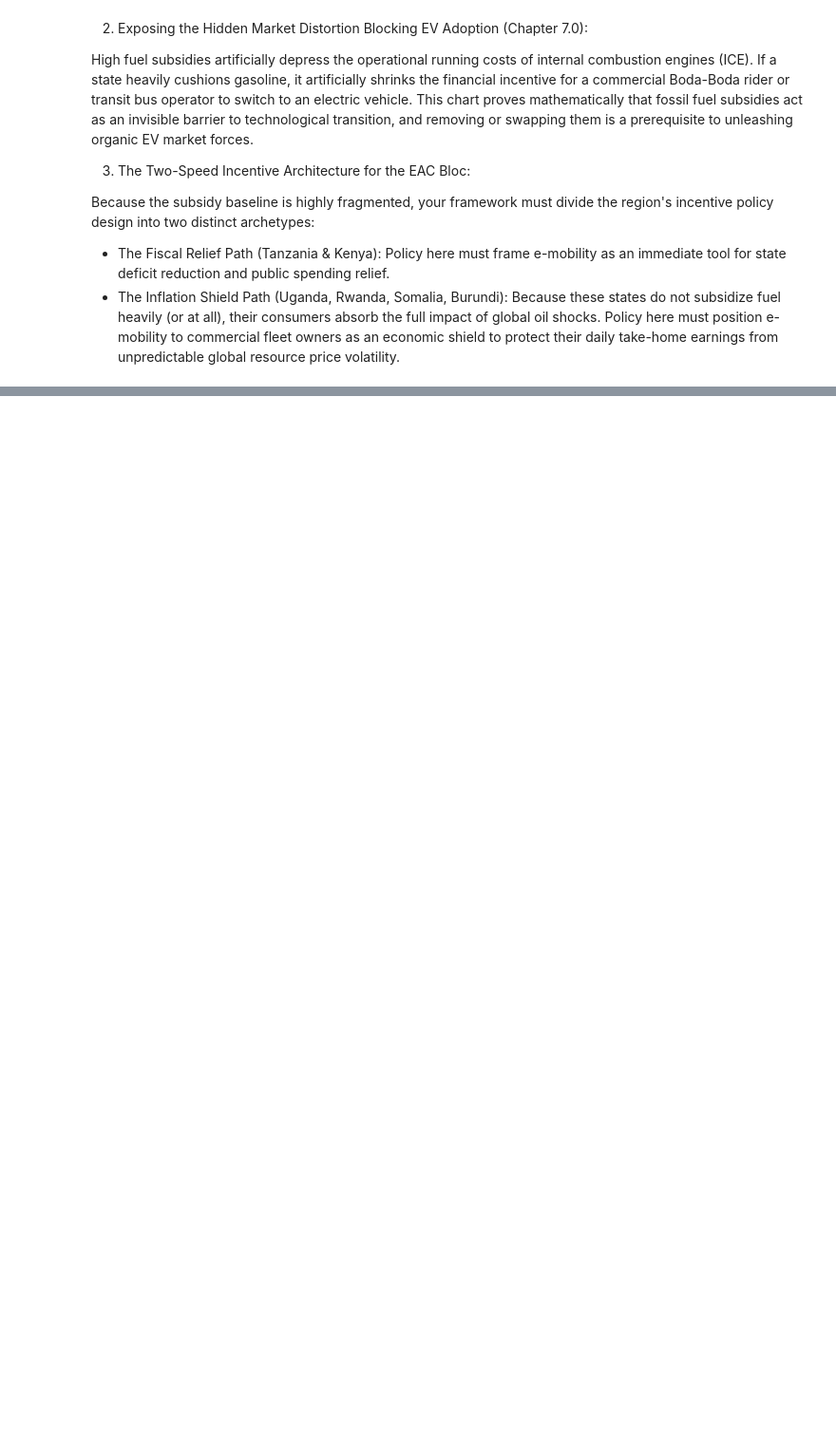
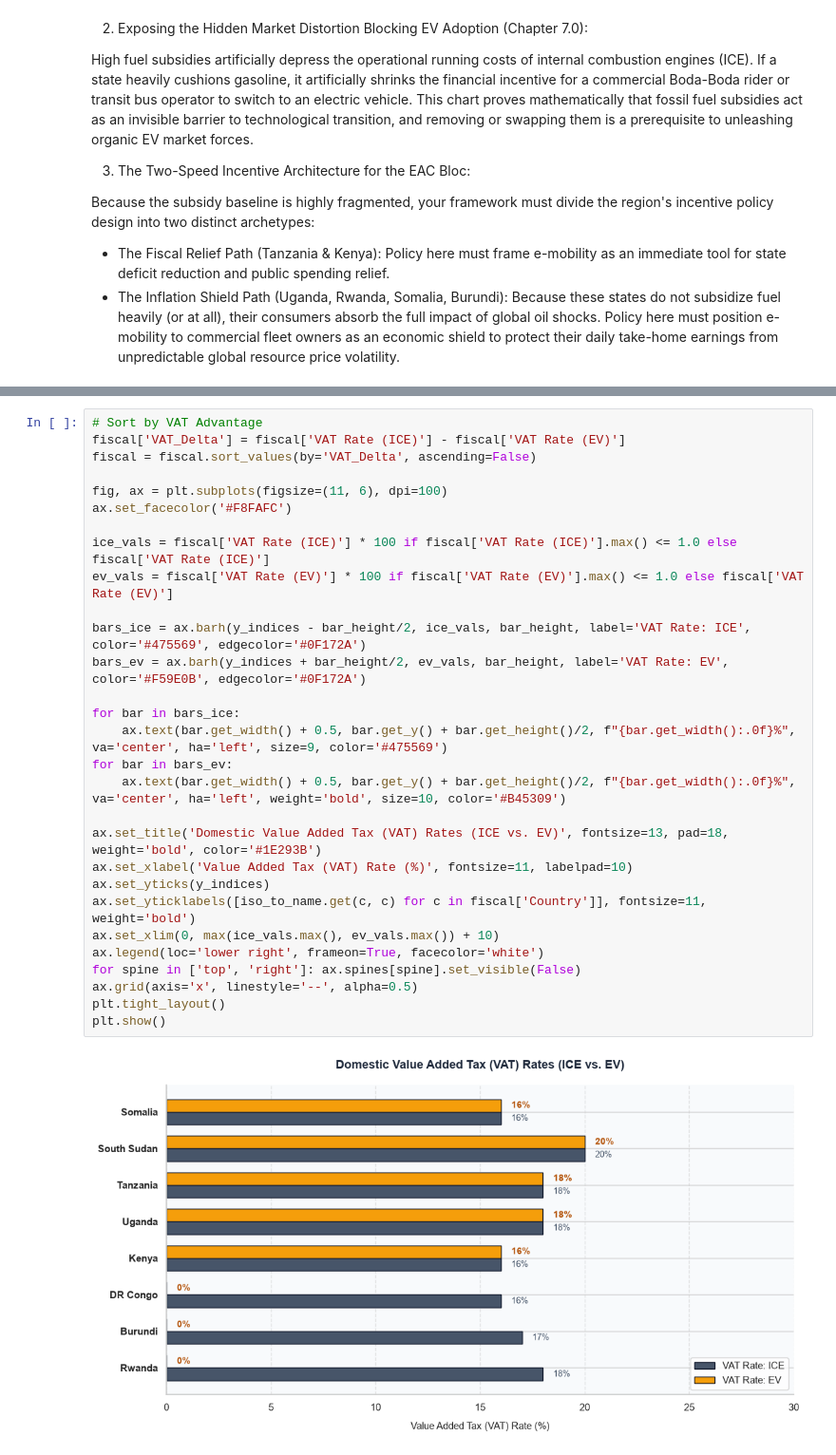
Before and after one commit to kennethnyangweso/EAC-UNEP-E-Mobility-Analytics-Forecasting, a Jupyter notebook: Notebooks/diagnosis analysis main notebook.ipynb, the cells around one changed output, grey strips where cells are left out. Shown at 95% size. Drawn from its saved outputs; the diff is of its cells as text; blank space fills up the shorter version.

```diff
--- a/Notebooks/diagnosis analysis main notebook.ipynb
+++ b/Notebooks/diagnosis analysis main notebook.ipynb
@@ -1462,0 +1940,31 @@ Because the subsidy baseline is highly fragmented, your framework must divide th
+# %%
+# Sort by VAT Advantage
+fiscal['VAT_Delta'] = fiscal['VAT Rate (ICE)'] - fiscal['VAT Rate (EV)']
+fiscal = fiscal.sort_values(by='VAT_Delta', ascending=False)
+
+fig, ax = plt.subplots(figsize=(11, 6), dpi=100)
+ax.set_facecolor('#F8FAFC')
+
+ice_vals = fiscal['VAT Rate (ICE)'] * 100 if fiscal['VAT Rate (ICE)'].max() <= 1.0 else fiscal['VAT Rate (ICE)']
+ev_vals = fiscal['VAT Rate (EV)'] * 100 if fiscal['VAT Rate (EV)'].max() <= 1.0 else fiscal['VAT Rate (EV)']
+
+bars_ice = ax.barh(y_indices - bar_height/2, ice_vals, bar_height, label='VAT Rate: ICE', color='#475569', edgecolor='#0F172A')
+bars_ev = ax.barh(y_indices + bar_height/2, ev_vals, bar_height, label='VAT Rate: EV', color='#F59E0B', edgecolor='#0F172A')
+
+for bar in bars_ice:
+    ax.text(bar.get_width() + 0.5, bar.get_y() + bar.get_height()/2, f"{bar.get_width():.0f}%", va='center', ha='left', size=9, color='#475569')
+for bar in bars_ev:
+    ax.text(bar.get_width() + 0.5, bar.get_y() + bar.get_height()/2, f"{bar.get_width():.0f}%", va='center', ha='left', weight='bold', size=10, color='#B45309')
+
+ax.set_title('Domestic Value Added Tax (VAT) Rates (ICE vs. EV)', fontsize=13, pad=18, weight='bold', color='#1E293B')
+ax.set_xlabel('Value Added Tax (VAT) Rate (%)', fontsize=11, labelpad=10)
+ax.set_yticks(y_indices)
+ax.set_yticklabels([iso_to_name.get(c, c) for c in fiscal['Country']], fontsize=11, weight='bold')
+ax.set_xlim(0, max(ice_vals.max(), ev_vals.max()) + 10)
+ax.legend(loc='lower right', frameon=True, facecolor='white')
+for spine in ['top', 'right']: ax.spines[spine].set_visible(False)
+ax.grid(axis='x', linestyle='--', alpha=0.5)
+plt.tight_layout()
+plt.show()
+# %% [output]
+[figure, added]
```
Also changed, not shown: parts of 62 cells of this notebook, 9 other files.
